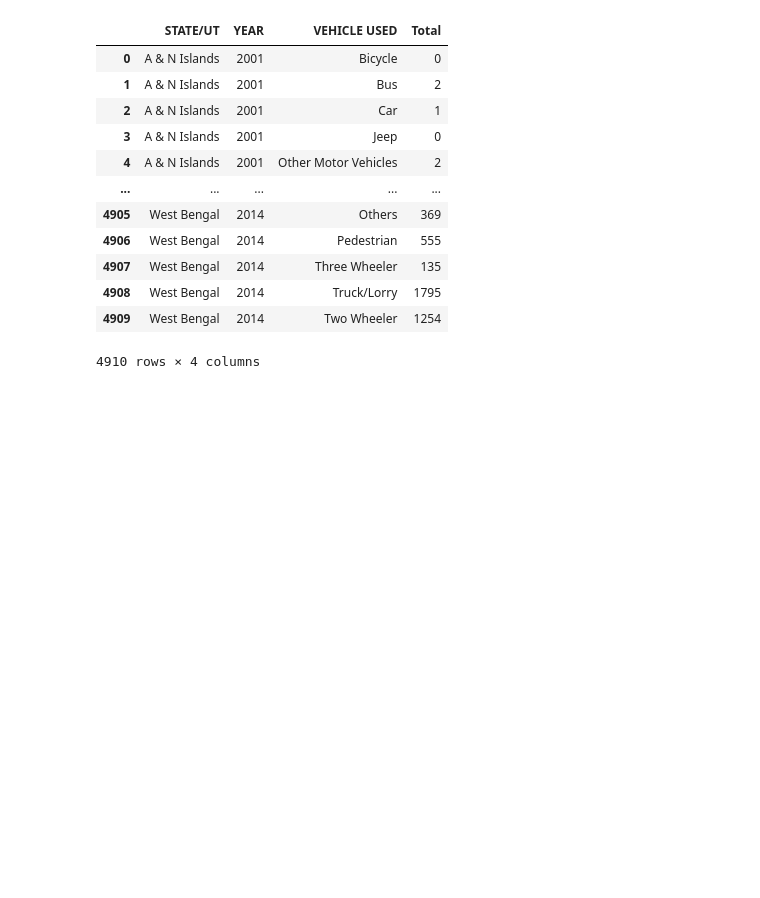
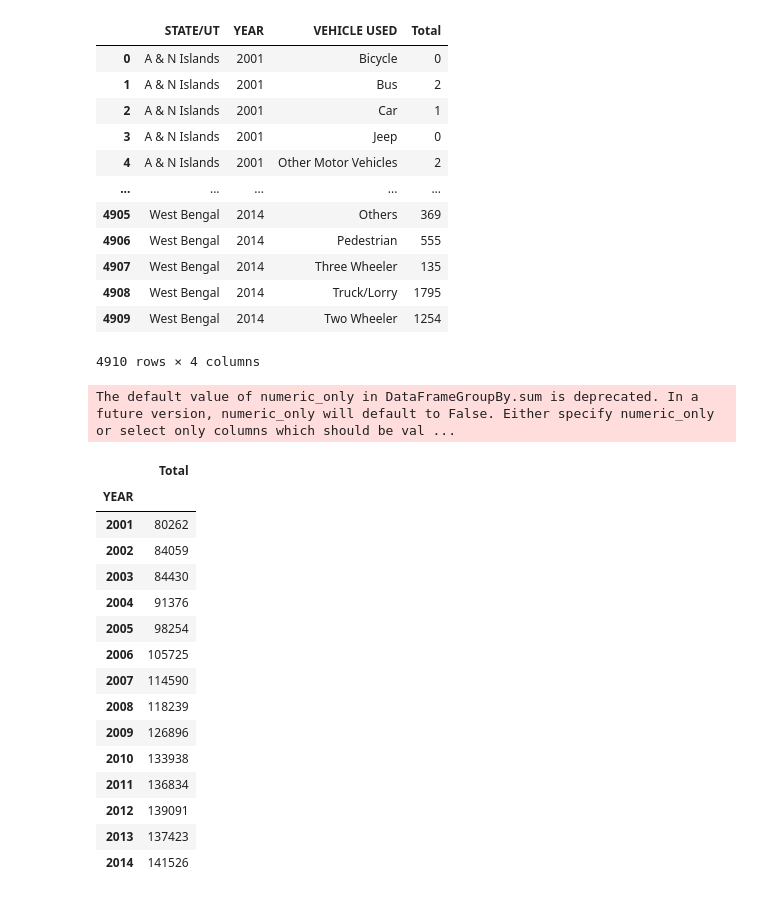
Before and after one commit to janvidixit3344/Accident_ROAD, a Jupyter notebook: analysis1.ipynb, the cells around one changed output. Saved outputs shown, nothing was run; the diff lists cells and outputs as text; code cells hidden in the pictures; blank space fills up the shorter version.

```diff
--- a/analysis1.ipynb
+++ b/analysis1.ipynb
@@ -51,3 +51,25 @@ acc_mode
 | 4908 | West Bengal | 2014 | Truck/Lorry | 1795 |
 | 4909 | West Bengal | 2014 | Two Wheeler | 1254 |
 4910 rows × 4 columns
+# %%
+# YEARLY DATA
+grouped_obj = acc_mode.groupby(["YEAR"]).sum()
+grouped_obj
+# %% [output]
+The default value of numeric_only in DataFrameGroupBy.sum is deprecated. In a future version, numeric_only will default to False. Either specify numeric_only or select only columns which should be val ...
+|  | Total |
+| YEAR |  |
+| 2001 | 80262 |
+| 2002 | 84059 |
+| 2003 | 84430 |
+| 2004 | 91376 |
+| 2005 | 98254 |
+| 2006 | 105725 |
+| 2007 | 114590 |
+| 2008 | 118239 |
+| 2009 | 126896 |
+| 2010 | 133938 |
+| 2011 | 136834 |
+| 2012 | 139091 |
+| 2013 | 137423 |
+| 2014 | 141526 |
```
Also changed, not shown: parts of 5 cells of this notebook, 2 other files.
